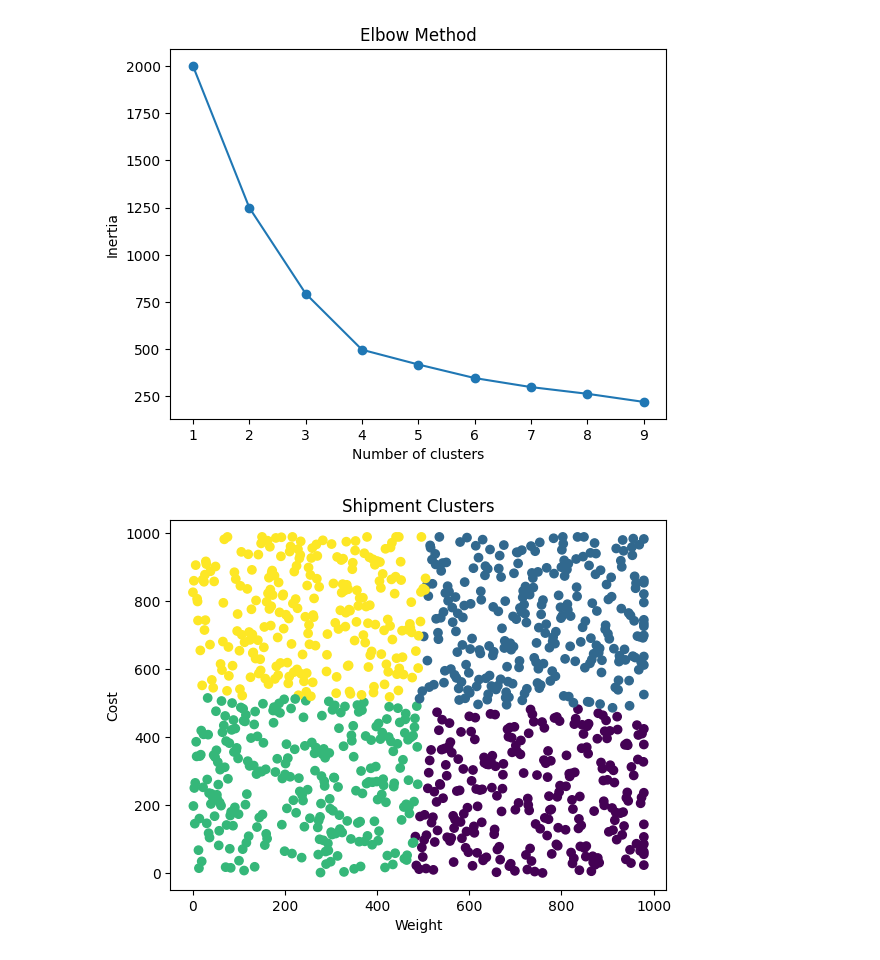
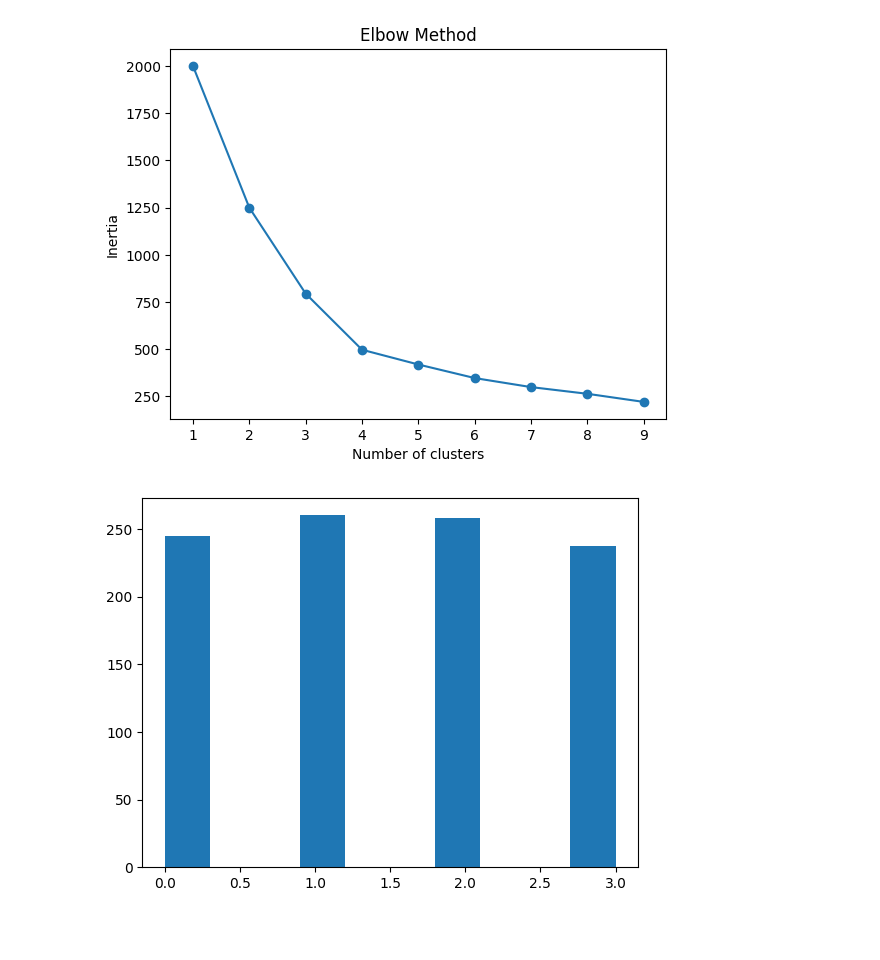
Before and after one commit to mailech/ShipmentSure-Predicting-On-Time-Delivery-Using-Supplier-Data, a Jupyter notebook: Assignment Pseudocode/Assignment(Feature Hashing and Feature Generation).ipynb, the cells around one changed output. Saved outputs shown, nothing was run; the diff lists cells and outputs as text; code cells hidden in the pictures; blank space fills up the shorter version.

```diff
--- a/Assignment Pseudocode/Assignment(Feature Hashing and Feature Generation).ipynb
+++ b/Assignment Pseudocode/Assignment(Feature Hashing and Feature Generation).ipynb
@@ -139,10 +139,10 @@ import matplotlib.pyplot as plt
 from sklearn.preprocessing import StandardScaler,LabelEncoder
 
 le=LabelEncoder()
-data['Cost_of_the_Product']=le.fit_transform(data['Cost_of_the_Product'])
-data['Weight_in_gms']=le.fit_transform(data['Weight_in_gms'])
+data2['Cost_of_the_Product']=le.fit_transform(data2['Cost_of_the_Product'])
+data2['Weight_in_gms']=le.fit_transform(data2['Weight_in_gms'])
 scaler = StandardScaler()
-scaled_features = scaler.fit_transform(data[['Weight_in_gms', 'Cost_of_the_Product']])
+scaled_features = scaler.fit_transform(data2[['Weight_in_gms', 'Cost_of_the_Product']])
 
 inertia = []
 for k in range(1, 10):
@@ -160,12 +160,9 @@ plt.show()
 # %%
 
 kmeans = KMeans(n_clusters=4, random_state=42)
-data['Cluster'] = kmeans.fit_predict(scaled_features)
+data2['Cluster'] = kmeans.fit_predict(scaled_features)
 # %%
-plt.scatter(data['Weight_in_gms'], data['Cost_of_the_Product'], c=data['Cluster'], cmap='viridis')
-plt.xlabel('Weight')
-plt.ylabel('Cost')
-plt.title('Shipment Clusters')
+plt.hist(data2['Cluster'])
 plt.show()
 # %% [output]
-[figure, old version]
+[figure, new version]
```
Also changed, not shown: parts of 2 cells of this notebook, 1 other file.
